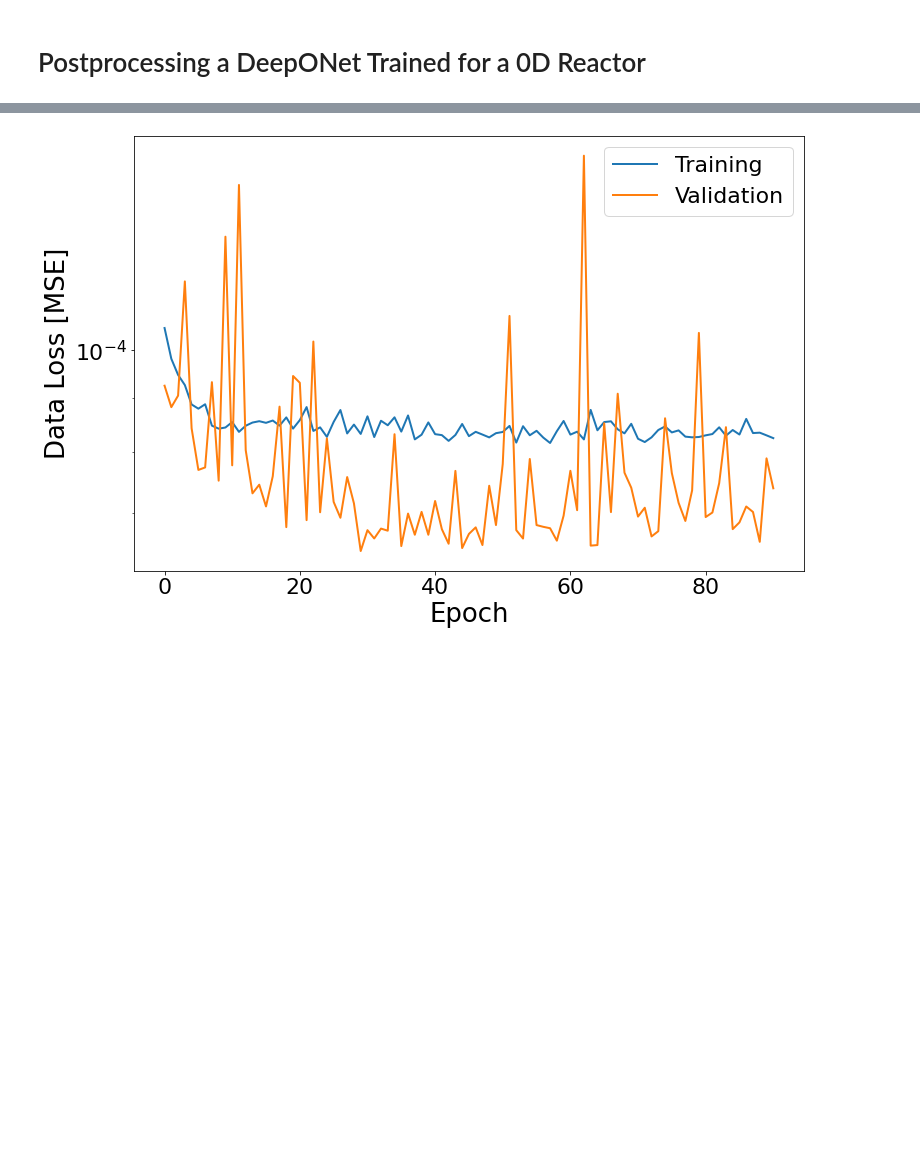
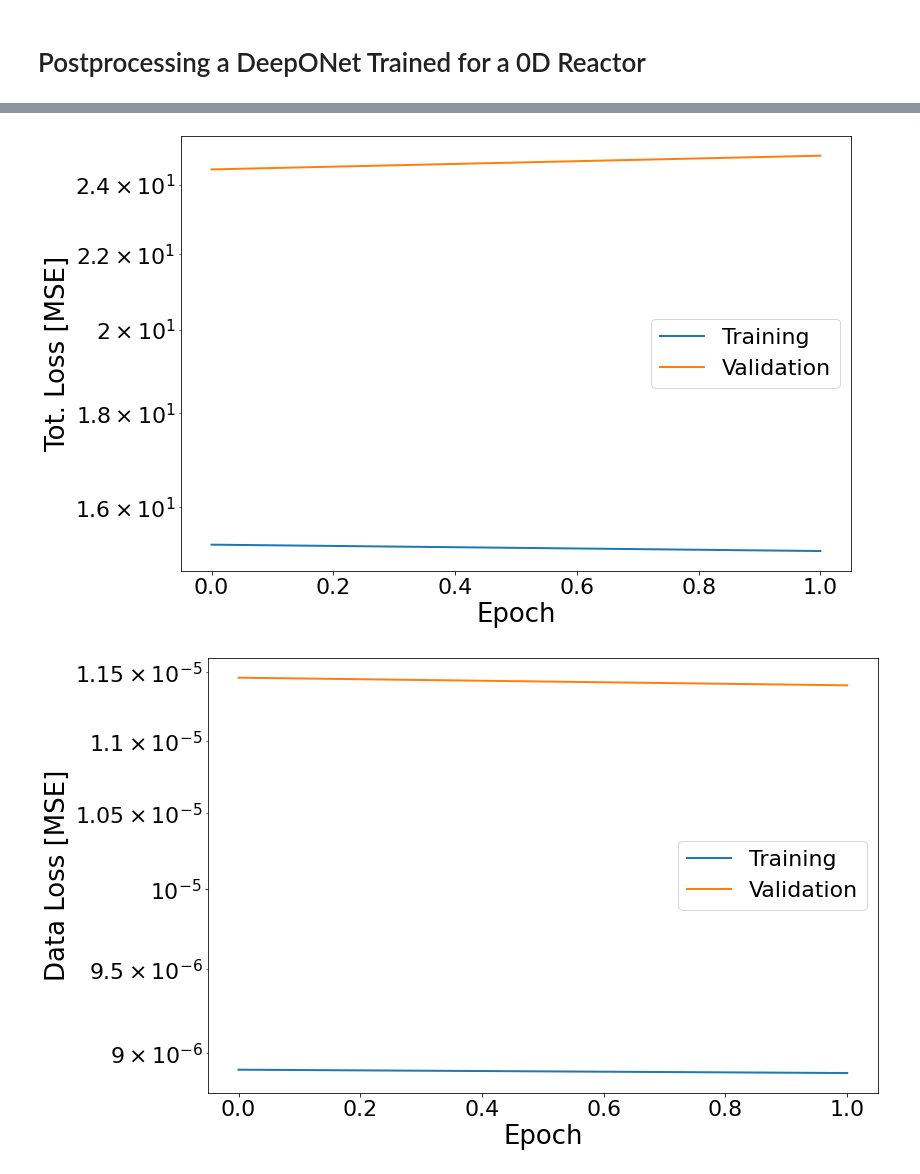
Before and after one commit to simoneventuri/ROMNet_, a Jupyter notebook: scripts/postprocessing/0DReactor/DeepONet/Predict_DeepONet.ipynb, the cells around one changed output, grey strips where cells are left out. Saved outputs shown, nothing was run; the diff lists cells and outputs as text; code cells hidden in the pictures; blank space fills up the shorter version.

Commit message:
Working on the 0D Reactor Test Case

```diff
--- a/scripts/postprocessing/0DReactor/DeepONet/Predict_DeepONet.ipynb
+++ b/scripts/postprocessing/0DReactor/DeepONet/Predict_DeepONet.ipynb
@@ -24,15 +24,16 @@ ROMNetFldr    = WORKSPACE_PATH + '/ROMNet/romnet/'
 OutputDir     = WORKSPACE_PATH+'/ROMNet/Data/0DReact_Isobaric_100Cases_Highest/'
 TestDir       = WORKSPACE_PATH+'/ROMNet/Data/0DReact_Isobaric_100Cases_Highest/'
 
-PathToRunFld  = WORKSPACE_PATH + '/ROMNet/0DReact_Isobaric_100Cases_Highest/DeepONet/Deterministic/Run_2/'
+PathToRunFld  = WORKSPACE_PATH + '/ROMNet/0DReact_Isobaric_100Cases_Highest/DeepONet/Deterministic/Run_3/'
 #PathToRunFld  = WORKSPACE_PATH + '/ROMNet/0DReact_10Cases/DeepONet/MCDropOut/Run_1/'
 #PathToRunFld  = WORKSPACE_PATH + '/ROMNet/0DReact_10Cases/DeepONet/BayesByBackprop/Run_1/'
 
 DirDir        = OutputDir
-DirName       = 'test'
-CasesVec      = range(5)#[1,0,2]
-# DirName       = 'train'
-# CasesVec      = [98,85,56,47] #range(0,100,20)
+
+# DirName       = 'test'
+# CasesVec      = range(5)#[1,0,2]
+DirName       = 'train'
+CasesVec      = range(0,100,20)
 
 
 
@@ -334,28 +333,37 @@ plt.xscale('log')
 # %%
 Data = pd.read_csv(PathToRunFld+'/Training/History.csv')
+
+fig  = plt.figure(figsize=(12,8))
+plt.plot(Data['tot_loss'],     label='Training')
+plt.plot(Data['val_tot_loss'], label='Validation')
+plt.xlabel('Epoch')
+plt.ylabel('Tot. Loss [MSE]')
+plt.legend()
+plt.yscale('log')
 
 # fig  = plt.figure(figsize=(12,8))
 # plt.plot(Data['res_loss'],     label='Training')
 # plt.plot(Data['val_res_loss'], label='Validation')
 # plt.xlabel('Epoch')
 # plt.ylabel('Residual Loss [MSE]')
 # plt.legend()
 # plt.yscale('log')
 
 fig  = plt.figure(figsize=(12,8))
 plt.plot(Data['pts_loss'],     label='Training')
 plt.plot(Data['val_pts_loss'], label='Validation')
 plt.xlabel('Epoch')
 plt.ylabel('Data Loss [MSE]')
 plt.legend()
 plt.yscale('log')
 
-# fig  = plt.figure(figsize=(12,8))
-# plt.plot(Data['scs_loss'],     label='Training')
-# plt.plot(Data['val_scs_loss'], label='Validation')
-# plt.xlabel('Epoch')
-# plt.ylabel('I.C.s Loss [MSE]')
-# plt.legend()
-# plt.yscale('log')
+fig  = plt.figure(figsize=(12,8))
+plt.plot(Data['scs_loss'],     label='Training')
+plt.plot(Data['val_scs_loss'], label='Validation')
+plt.xlabel('Epoch')
+plt.ylabel('I.C.s Loss [MSE]')
+plt.legend()
+plt.yscale('log')
 # %% [output]
-[figure, old version]
+[figure, new version]
+[figure, added]
```
Also changed, not shown: parts of 11 cells of this notebook, 3 other files.
